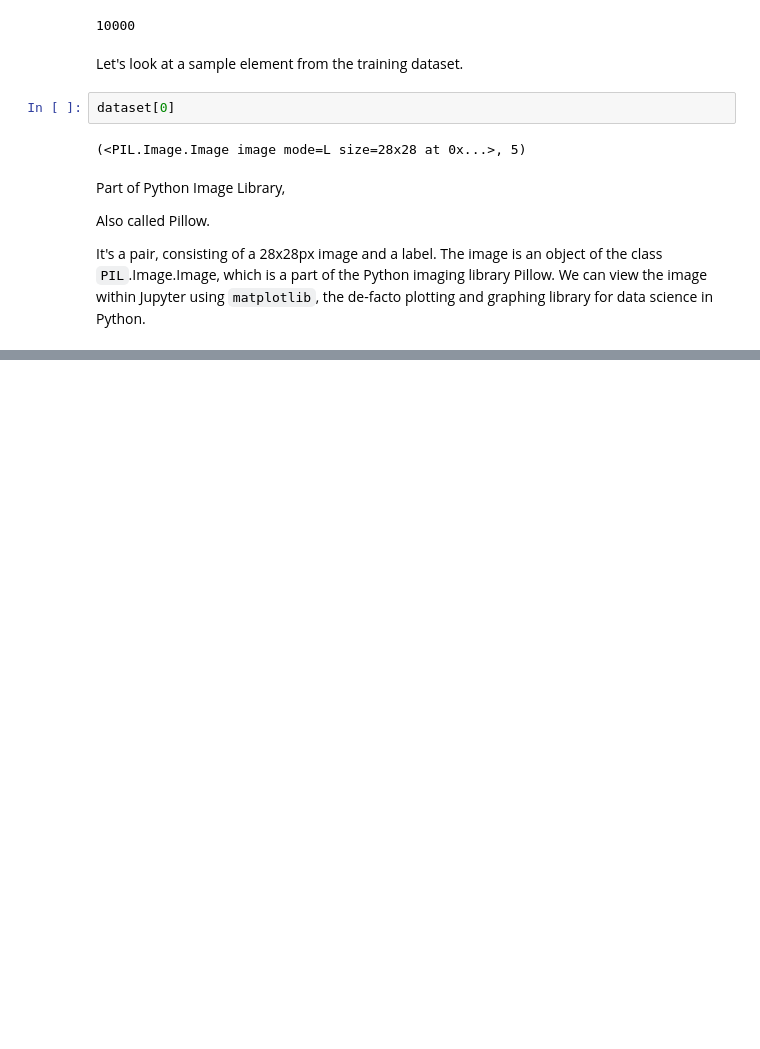
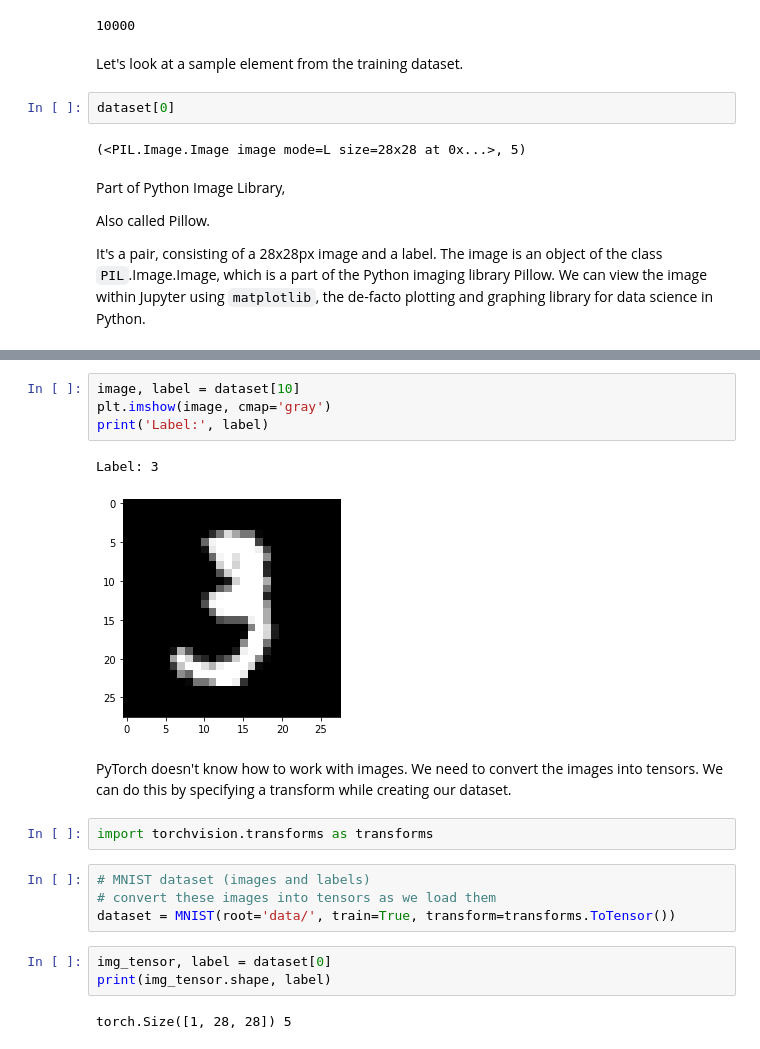
Before and after one commit to Monika171/Deep-Learning-with-Pytorch, a Jupyter notebook: logisticregression_softmax_cross_entropy.ipynb, the cells around one changed output, grey strips where cells are left out. Drawn from its saved outputs; the diff is of its cells as text; blank space fills up the shorter version.

```diff
--- a/logisticregression_softmax_cross_entropy.ipynb
+++ b/logisticregression_softmax_cross_entropy.ipynb
@@ -67,0 +79,20 @@ It's a pair, consisting of a 28x28px image and a label. The image is an object o
+# %%
+image, label = dataset[10]
+plt.imshow(image, cmap='gray')
+print('Label:', label)
+# %% [output]
+Label: 3
+[figure, added]
+# %% [markdown]
+PyTorch doesn't know how to work with images. We need to convert the images into tensors. We can do this by specifying a transform while creating our dataset.
+# %%
+import torchvision.transforms as transforms
+# %%
+# MNIST dataset (images and labels)
+# convert these images into tensors as we load them
+dataset = MNIST(root='data/', train=True, transform=transforms.ToTensor())
+# %%
+img_tensor, label = dataset[0]
+print(img_tensor.shape, label)
+# %% [output]
+torch.Size([1, 28, 28]) 5
```
Also changed, not shown: parts of 57 cells of this notebook.
